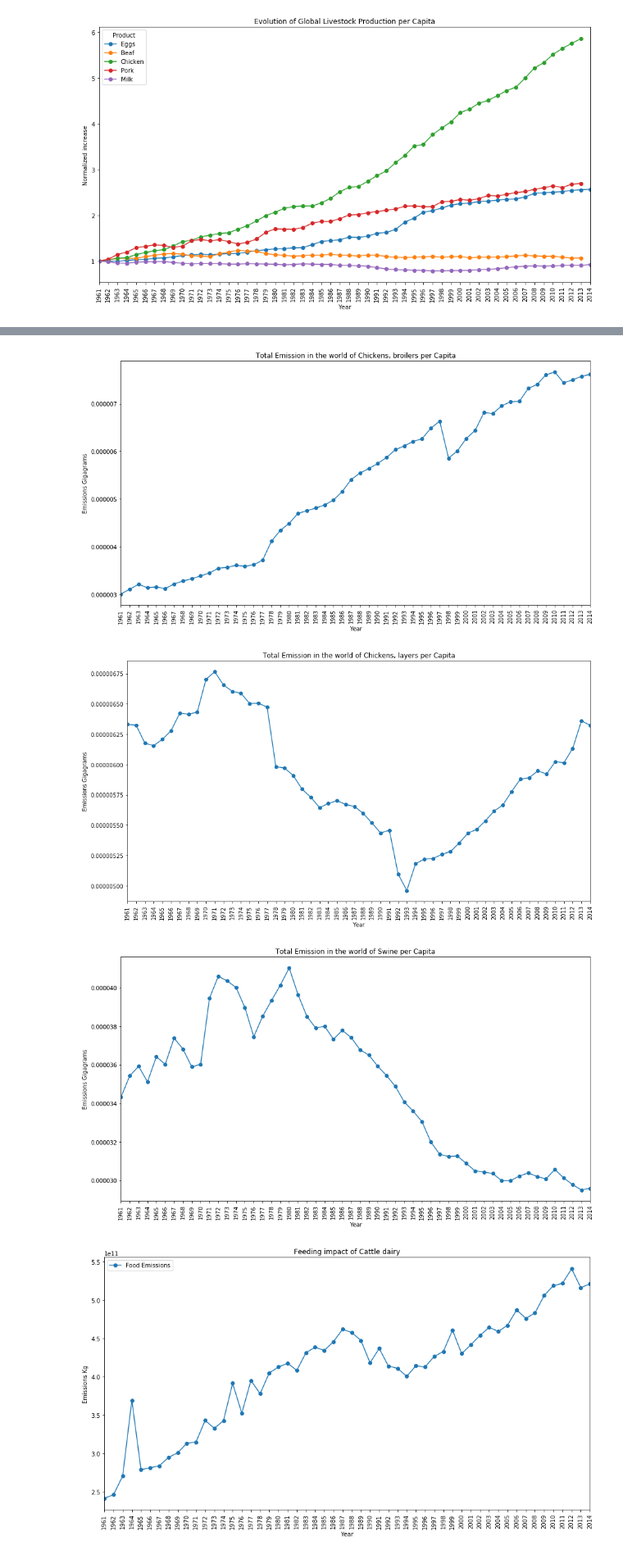
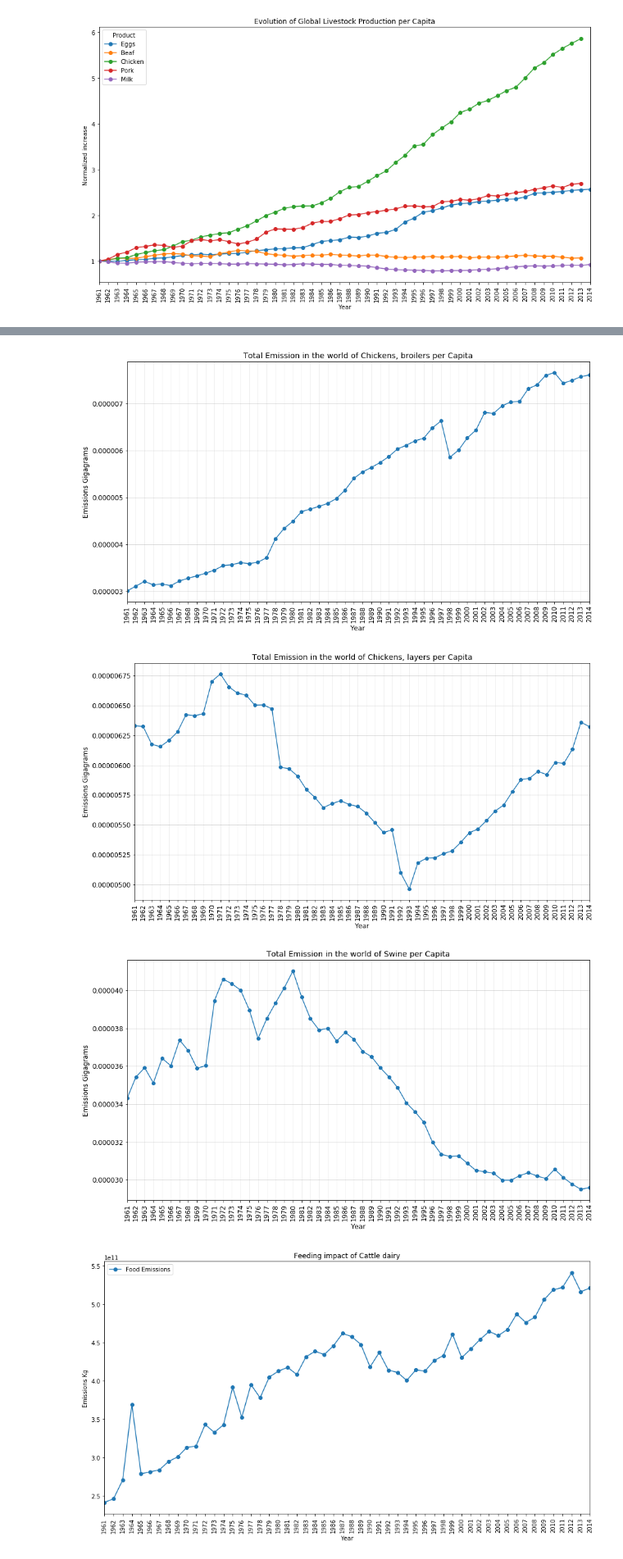
Before and after one commit to OthmanSefraoui/Data_story, a Jupyter notebook: milestone_2.ipynb, the cells around one changed output, grey strips where cells are left out. Shown at 82% size. Drawn from its saved outputs; the diff is of its cells as text; code cells hidden in the pictures.

Commit message:
Add plot function

```diff
--- a/milestone_2.ipynb
+++ b/milestone_2.ipynb
@@ -3006,11 +3009,26 @@ df_total_emission_world = df_total_emission_world.merge(df_popultaion_world,on="
 df_total_emission_world["Total Emissions per Capita"] = df_total_emission_world["Total Emissions"]/df_total_emission_world["Value"]
 # %%
 df_total_emission_world = df_total_emission_world.set_index("Year")
+# %%
+def plot_time_serie(df, title, xlabel, ylabel,file_name):
+    df.plot(marker='o',use_index=True,xticks=df.index,rot=90,figsize=(15,8))
+    plt.title(title,fontsize=14)
+    plt.ylabel(ylabel,fontsize=12)
+    plt.xlabel(xlabel,fontsize=12)
+    plt.xticks(fontsize=12)
+    plt.yticks(fontsize=12)
+    plt.grid(alpha=0.25)
+    plt.grid(alpha=0.55,axis='y')
+    plt.savefig(file_name,dpi=300,transparent=True)
+    plt.show()
 # %%
 for item in df_total_emission_world["Item"].unique():
-    df_total_emission_world[df_total_emission_world["Item"]==item]["Total Emissions"].plot(marker='o',use_index=True,xticks=df_prod_world_plot.index,rot=90,figsize=(15,8))
-    plt.title("Total Emission in the world of "+item)
-    plt.ylabel("Emissions Gigagrams")
+    (plot_time_serie(df_total_emission_world[df_total_emission_world["Item"]==item]["Total Emissions"],
+                    "Total Emission in the world of "+item, "Year", "Emissions Gigagrams",
+                    "Plots/Total_livestock_emission_"+item+".png"))
+    #df_total_emission_world[df_total_emission_world["Item"]==item]["Total Emissions"].plot(marker='o',use_index=True,xticks=df_prod_world_plot.index,rot=90,figsize=(15,8))
+    #plt.title("Total Emission in the world of "+item)
+    #plt.ylabel("Emissions Gigagrams")
     #plt.savefig("Plots/production_per_head.png")
-    plt.show()
+    #plt.show()
 # %% [output]
@@ -3022,8 +3040,12 @@ for item in df_total_emission_world["Item"].unique():
 # %%
 for item in df_total_emission_world["Item"].unique():
-    df_total_emission_world[df_total_emission_world["Item"]==item]["Total Emissions per Capita"].plot(marker='o',use_index=True,xticks=df_prod_world_plot.index,rot=90,figsize=(15,8))
-    plt.title("Total Emission in the world of "+item+" per Capita")
-    plt.ylabel("Emissions Gigagrams")
+    (plot_time_serie(
+        df_total_emission_world[df_total_emission_world["Item"]==item]["Total Emissions per Capita"],
+        "Total Emission in the world of "+item+" per Capita",
+        "Year", "Emissions Gigagrams", "Plots/Total_livestock_emission_"+item+"_per_capita.png"))
+    #df_total_emission_world[df_total_emission_world["Item"]==item]["Total Emissions per Capita"].plot(marker='o',use_index=True,xticks=df_prod_world_plot.index,rot=90,figsize=(15,8))
+    #plt.title("Total Emission in the world of "+item+" per Capita")
+    #plt.ylabel("Emissions Gigagrams")
     #plt.savefig("Plots/production_per_head.png")
-    plt.show()
+    #plt.show()
 # %% [output]
@@ -3032,6 +3054,6 @@ for item in df_total_emission_world["Item"].unique():
-[figure, old version]
+[figure, new version]
-[figure, old version]
+[figure, new version]
-[figure, old version]
+[figure, new version]
 # %%
 df_world_feeding_impact = dfall_stocks[dfall_stocks["Item"]=="Cattle, dairy"].groupby("Year")["Food Emissions"].sum().reset_index()
 # %%
```
Also changed, not shown: parts of 8 cells of this notebook.
